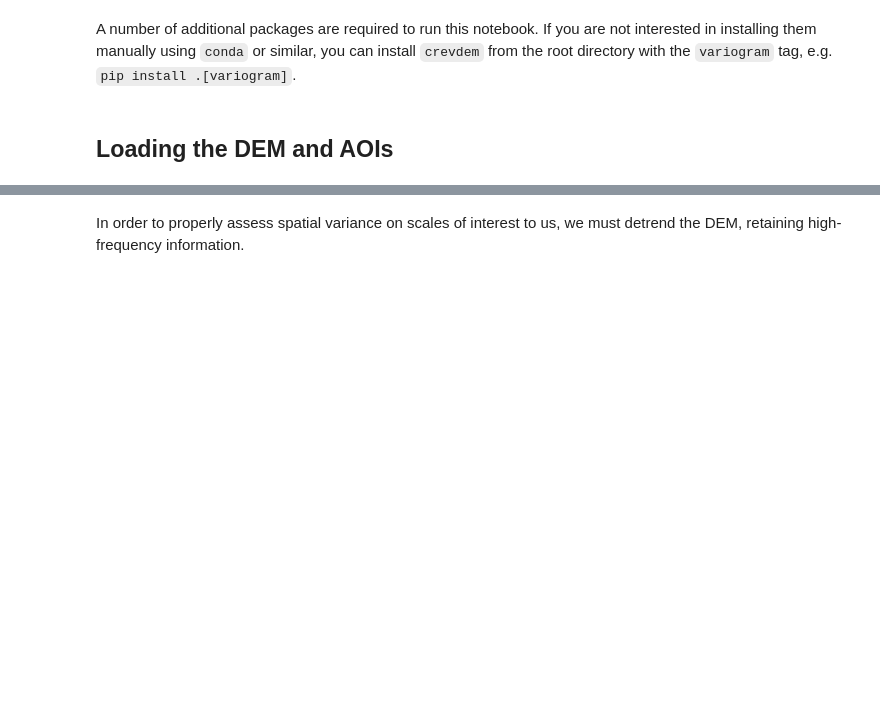
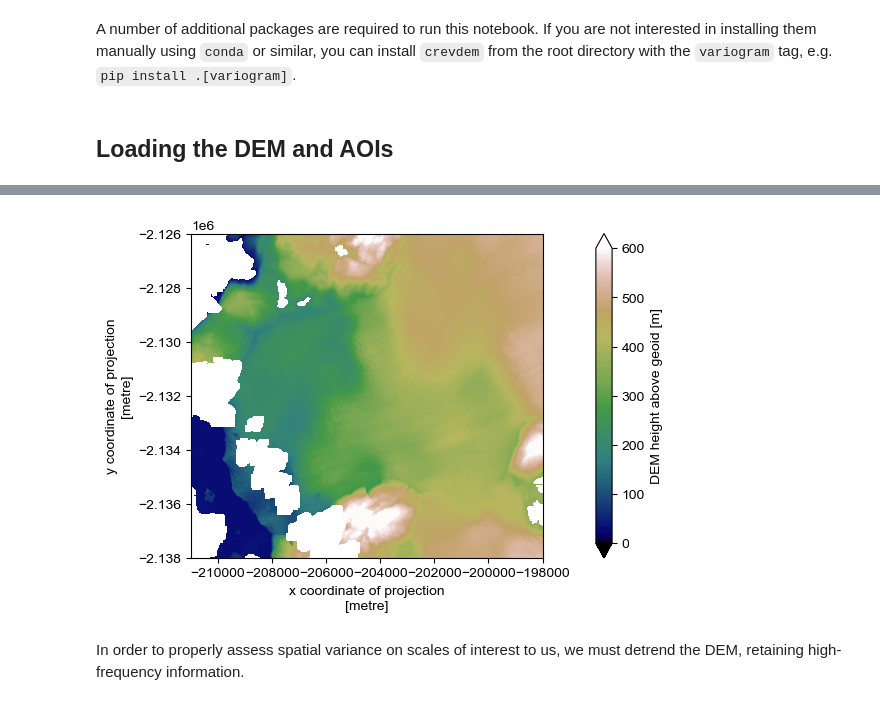
Before and after one commit to trchudley/crevdem, a Jupyter notebook: notebooks/variogram_notebook.ipynb, the cells around one changed output, grey strips where cells are left out. Saved outputs shown, nothing was run; the diff lists cells and outputs as text; code cells hidden in the pictures; blank space fills up the shorter version.

```diff
--- a/notebooks/variogram_notebook.ipynb
+++ b/notebooks/variogram_notebook.ipynb
@@ -41,3 +49,11 @@ dem = crevdem.load_aws(dataset='arcticdem', geocell=geocell, dem_id=dem_id, boun
+# %%
+fig, ax = plt.subplots(figsize=(6.5,4))
+dem.plot.imshow(vmin=0, vmax=600, cmap='gist_earth', ax=ax, cbar_kwargs={'label': 'DEM height above geoid [m]'})
+ax.set_aspect('equal')
+ax.set_title(None)
+plt.show()
+# %% [output]
+[figure, added]
 # %% [markdown]
 In order to properly assess spatial variance on scales of interest to us, we must detrend the DEM, retaining high-frequency information.
 # %%
```
Also changed, not shown: parts of 10 cells of this notebook, 20 other files.
